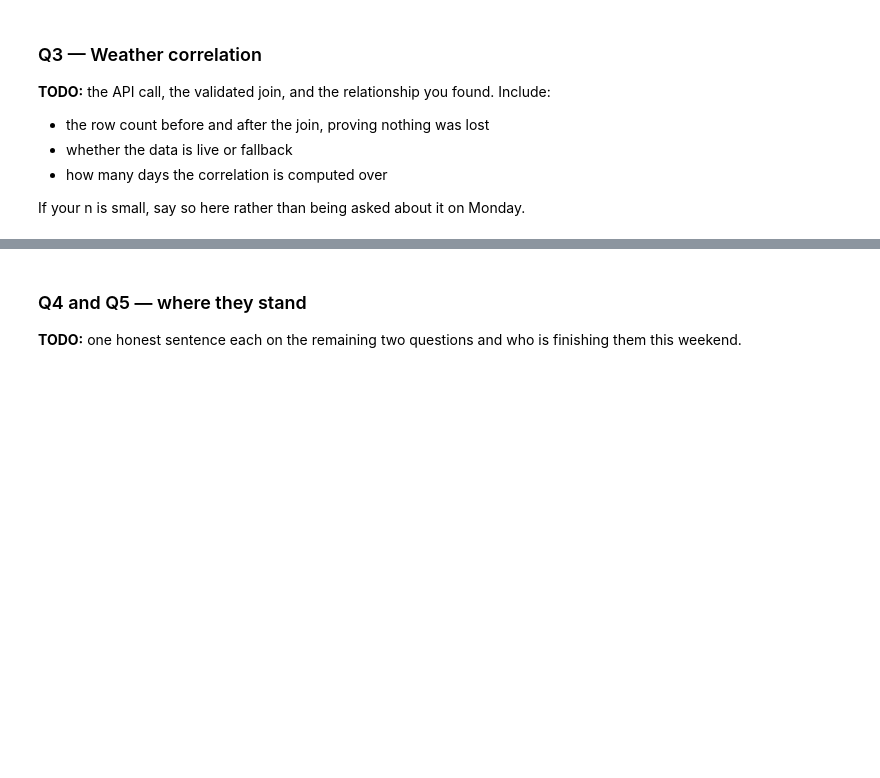
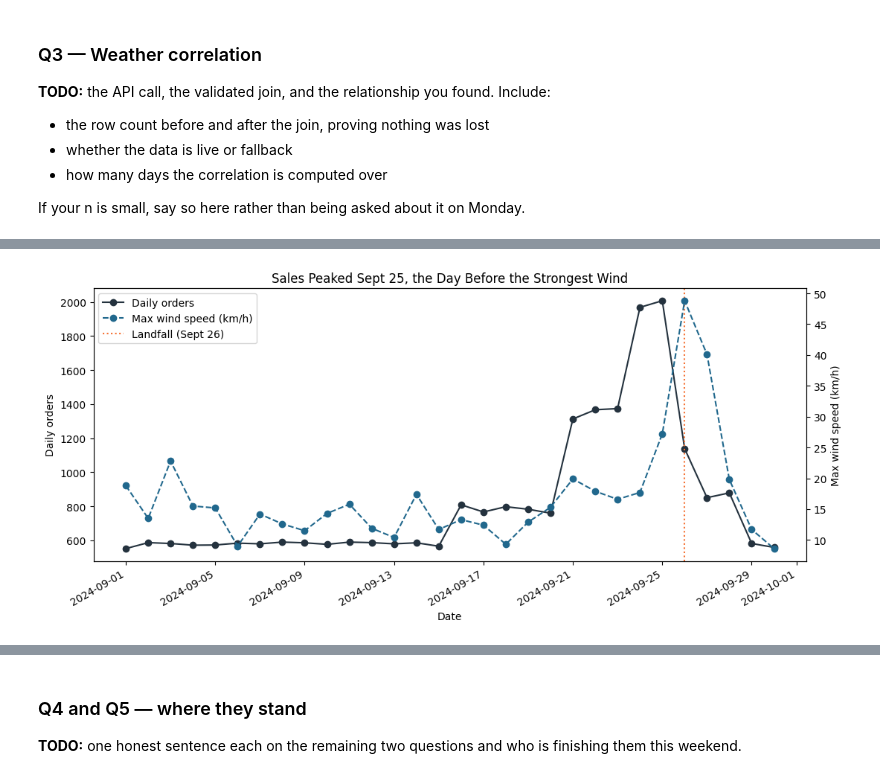
Before and after one commit to Angela-Benedict/ds2002-fa26, a Jupyter notebook: notebooks/walmart-hurricane-project/2026-10-30 — Midterm Progress — Lab.ipynb, the cells around one changed output, grey strips where cells are left out. Saved outputs shown, nothing was run; the diff lists cells and outputs as text; code cells hidden in the pictures; blank space fills up the shorter version.

```diff
--- a/notebooks/walmart-hurricane-project/2026-10-30 — Midterm Progress — Lab.ipynb
+++ b/notebooks/walmart-hurricane-project/2026-10-30 — Midterm Progress — Lab.ipynb
@@ -220,0 +248,18 @@ NameError: name 'tiny' is not defined
+# %%
+fig, ax1 = plt.subplots(figsize=(11, 5))
+l1 = ax1.plot(sales_weather["date"], sales_weather["orders"], marker="o", color="#24323E", label="Daily orders")
+ax1.set_xlabel("Date")
+ax1.set_ylabel("Daily orders")
+ax2 = ax1.twinx()
+l2 = ax2.plot(sales_weather["date"], sales_weather["windspeed_10m_max"], marker="o", linestyle="--",
+              color="#21688D", label="Max wind speed (km/h)")
+ax2.set_ylabel("Max wind speed (km/h)")
+l3 = [ax1.axvline(pd.Timestamp("2024-09-26"), color="#F67132", linestyle=":", label="Landfall (Sept 26)")]
+lines = l1 + l2 + l3
+ax1.legend(lines, [l.get_label() for l in lines], loc="upper left")
+plt.title("Sales Peaked Sept 25, the Day Before the Strongest Wind")
+fig.autofmt_xdate()
+plt.tight_layout()
+plt.show()
+# %% [output]
+[figure, added]
```
Also changed, not shown: parts of 8 cells of this notebook.
